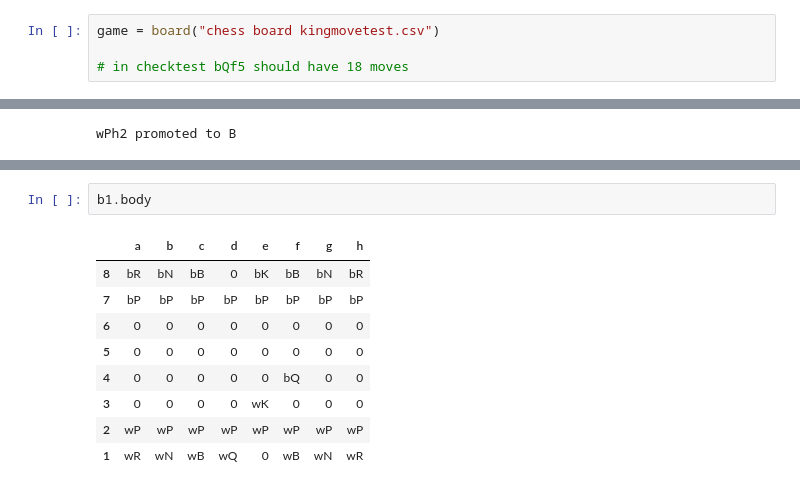
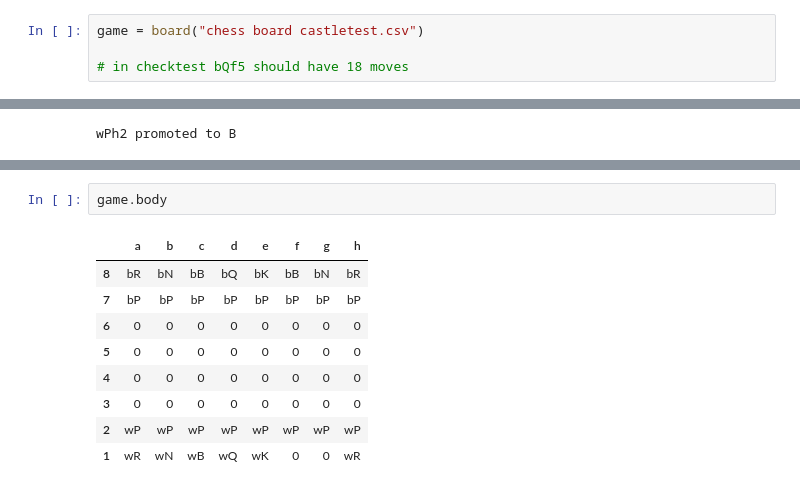
Before and after one commit to PGComai/pandas-chess, a Jupyter notebook: chess bot 2.ipynb, the cells around one changed output, grey strips where cells are left out. Cells and saved outputs as stored; diff of their text form.

```diff
--- a/chess bot 2.ipynb
+++ b/chess bot 2.ipynb
@@ -471,5 +547,5 @@ class board:
 # %%
-game = board("chess board kingmovetest.csv")
+game = board("chess board castletest.csv")
 
 # in checktest bQf5 should have 18 moves
 # %% [markdown]
@@ -698,12 +800,12 @@ KeyboardInterrupt:
 # %%
-b1.body
+game.body
 # %% [output]
 |  | a | b | c | d | e | f | g | h |
-| 8 | bR | bN | bB | 0 | bK | bB | bN | bR |
+| 8 | bR | bN | bB | bQ | bK | bB | bN | bR |
 | 7 | bP | bP | bP | bP | bP | bP | bP | bP |
 | 6 | 0 | 0 | 0 | 0 | 0 | 0 | 0 | 0 |
 | 5 | 0 | 0 | 0 | 0 | 0 | 0 | 0 | 0 |
-| 4 | 0 | 0 | 0 | 0 | 0 | bQ | 0 | 0 |
-| 3 | 0 | 0 | 0 | 0 | wK | 0 | 0 | 0 |
+| 4 | 0 | 0 | 0 | 0 | 0 | 0 | 0 | 0 |
+| 3 | 0 | 0 | 0 | 0 | 0 | 0 | 0 | 0 |
 | 2 | wP | wP | wP | wP | wP | wP | wP | wP |
-| 1 | wR | wN | wB | wQ | 0 | wB | wN | wR |
+| 1 | wR | wN | wB | wQ | wK | 0 | 0 | wR |
```
Also changed, not shown: parts of 16 cells of this notebook, 3 other files.
